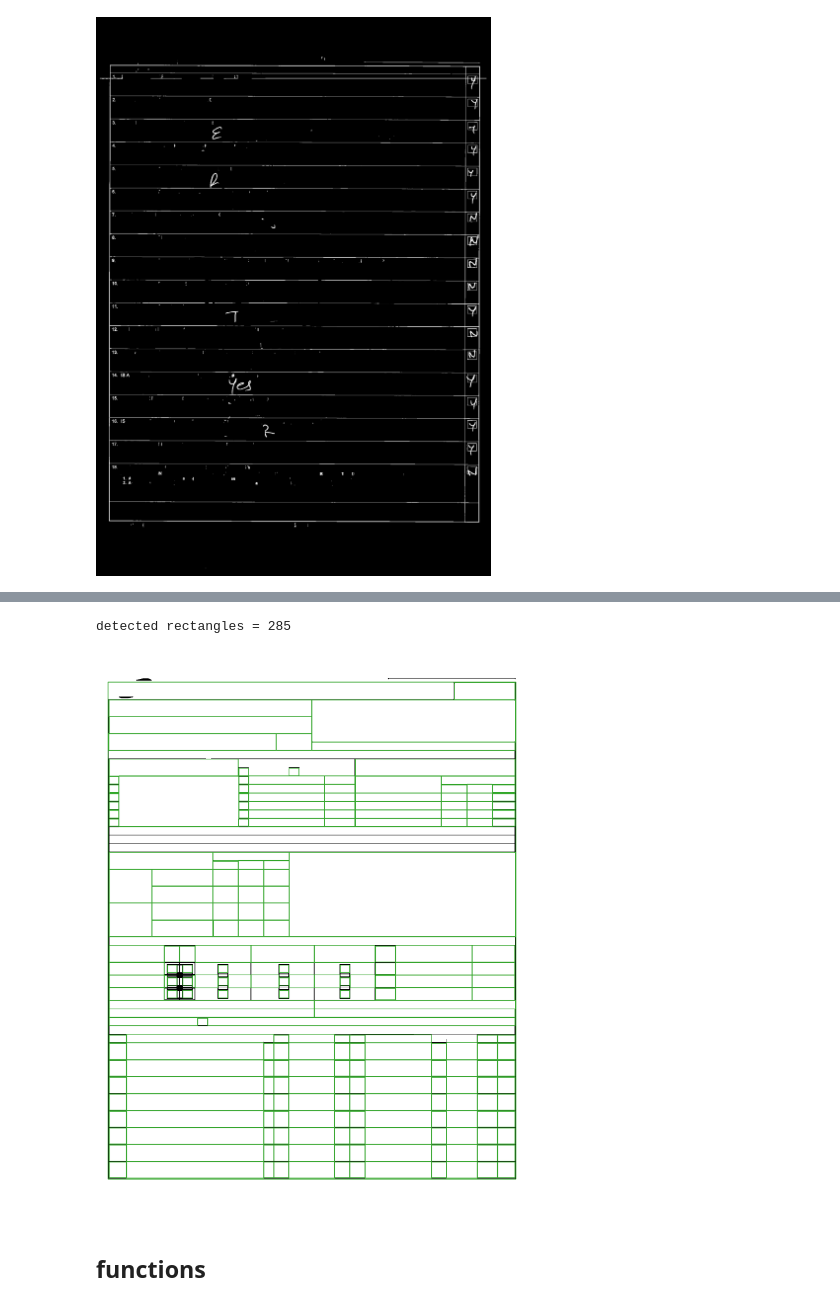
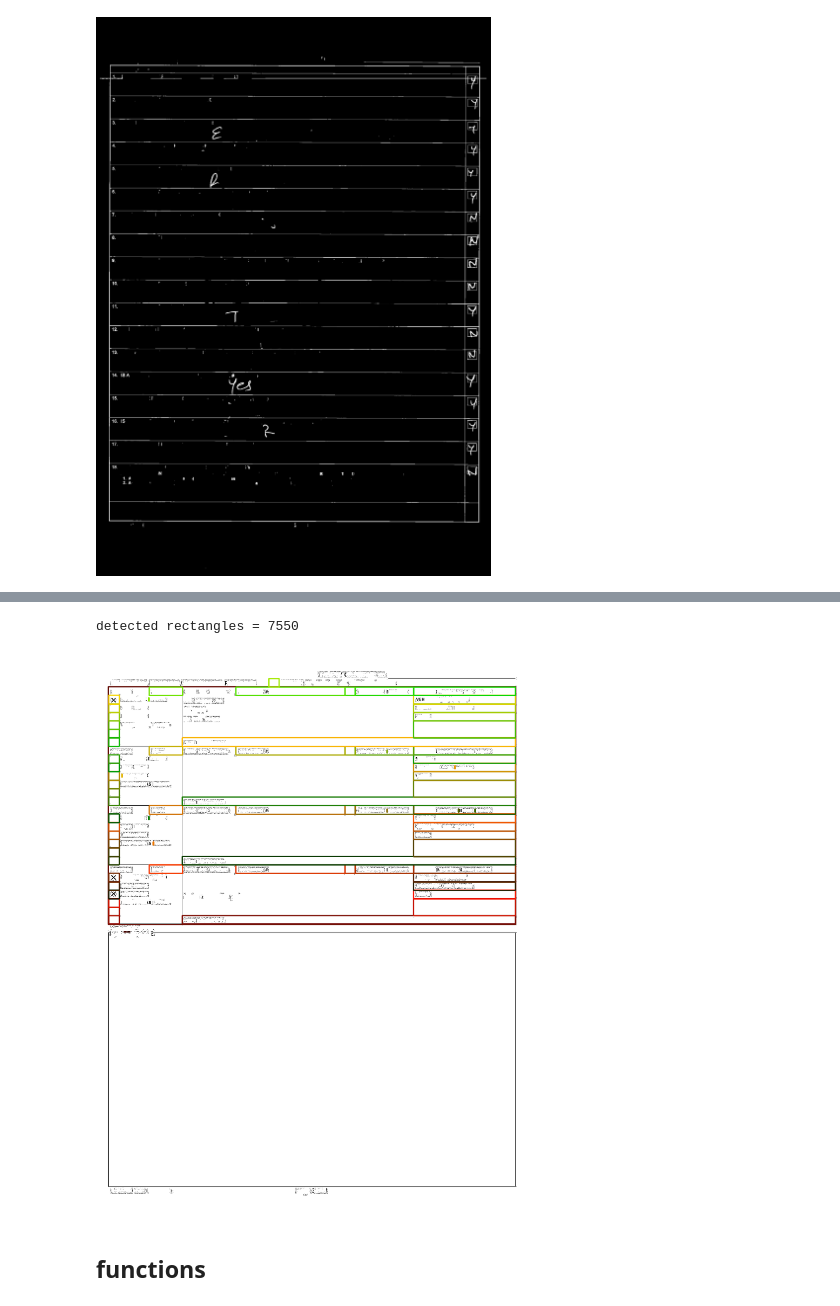
Before and after one commit to maheshmadhusudanan/EAST, a Jupyter notebook: pipeline/open-cv-fix-broken-lines.ipynb, the cells around one changed output, grey strips where cells are left out. Cells and saved outputs as stored; diff of their text form; code cells hidden in the pictures.

```diff
--- a/pipeline/open-cv-fix-broken-lines.ipynb
+++ b/pipeline/open-cv-fix-broken-lines.ipynb
@@ -58,6 +61,0 @@ display(Image.fromarray(eroded_and_dilated2))
-# %%
-rect_img = draw_rectangles_on_image(eroded_and_dilated2)
-display(Image.fromarray(rect_img))
-# %% [output]
-detected rectangles = 285
-[figure, removed]
@@ -63,0 +65,14 @@ detected rectangles = 285
+# %%
+rect_img = draw_rectangles_on_image(thres, True)
+display(Image.fromarray(rect_img))
+
+# points = cv2.findNonZero(eroded_and_dilated)
+# rects = cv2.boundingRect(points)
+# pp.pprint(rects)
+# color = (252, 3, 3)
+# for rect in rects:
+#     if (rect != None):
+#         cv2.rectangle(eroded_and_dilated, (int(rect[0]), int(rect[1])), (int(rect[0]+rect[2]), int(rect[1]+rect[3])), color, 3)
+# %% [output]
+detected rectangles = 7550
+[figure, added]
```
Also changed, not shown: parts of 28 cells of this notebook, 9 other files.
